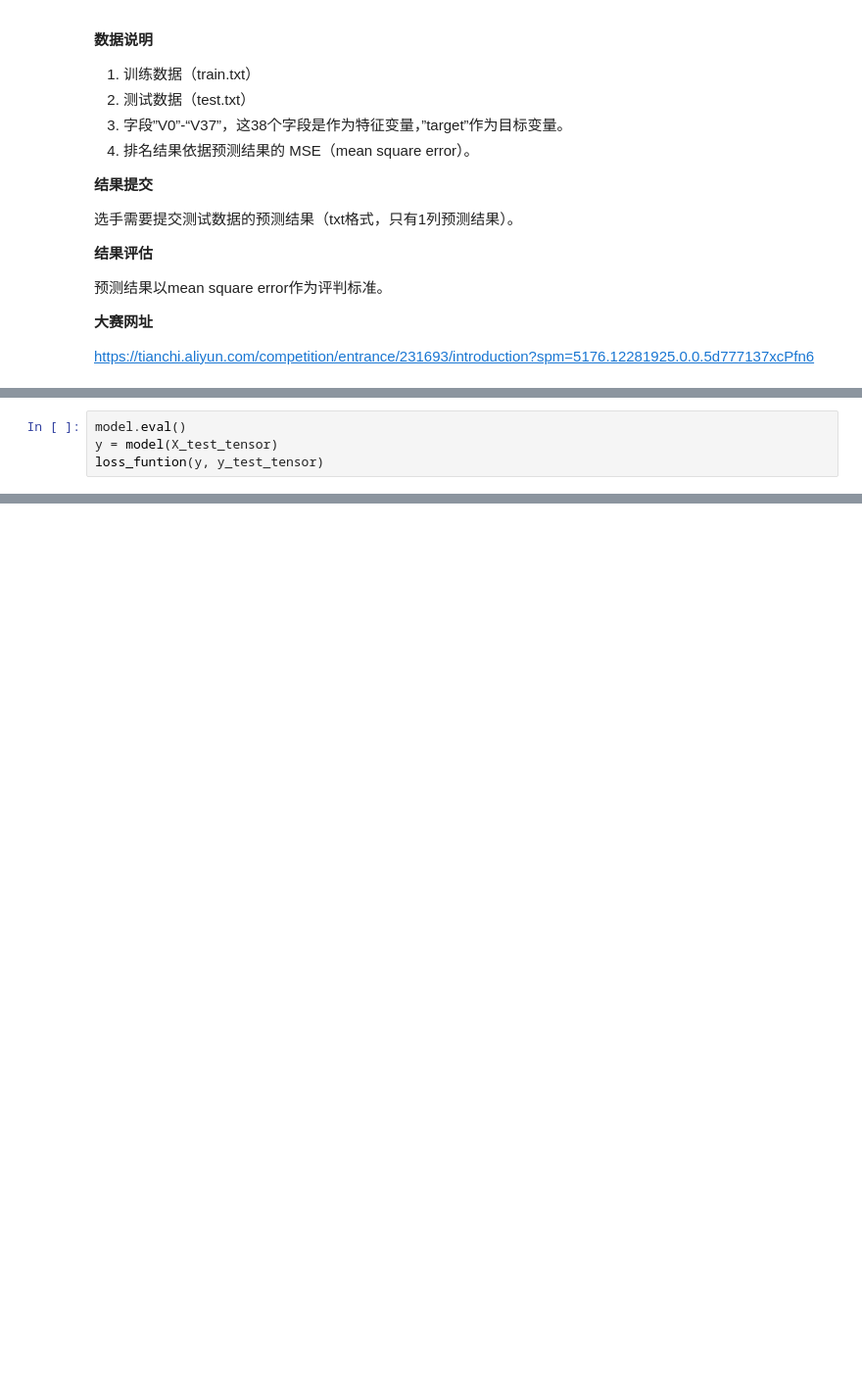
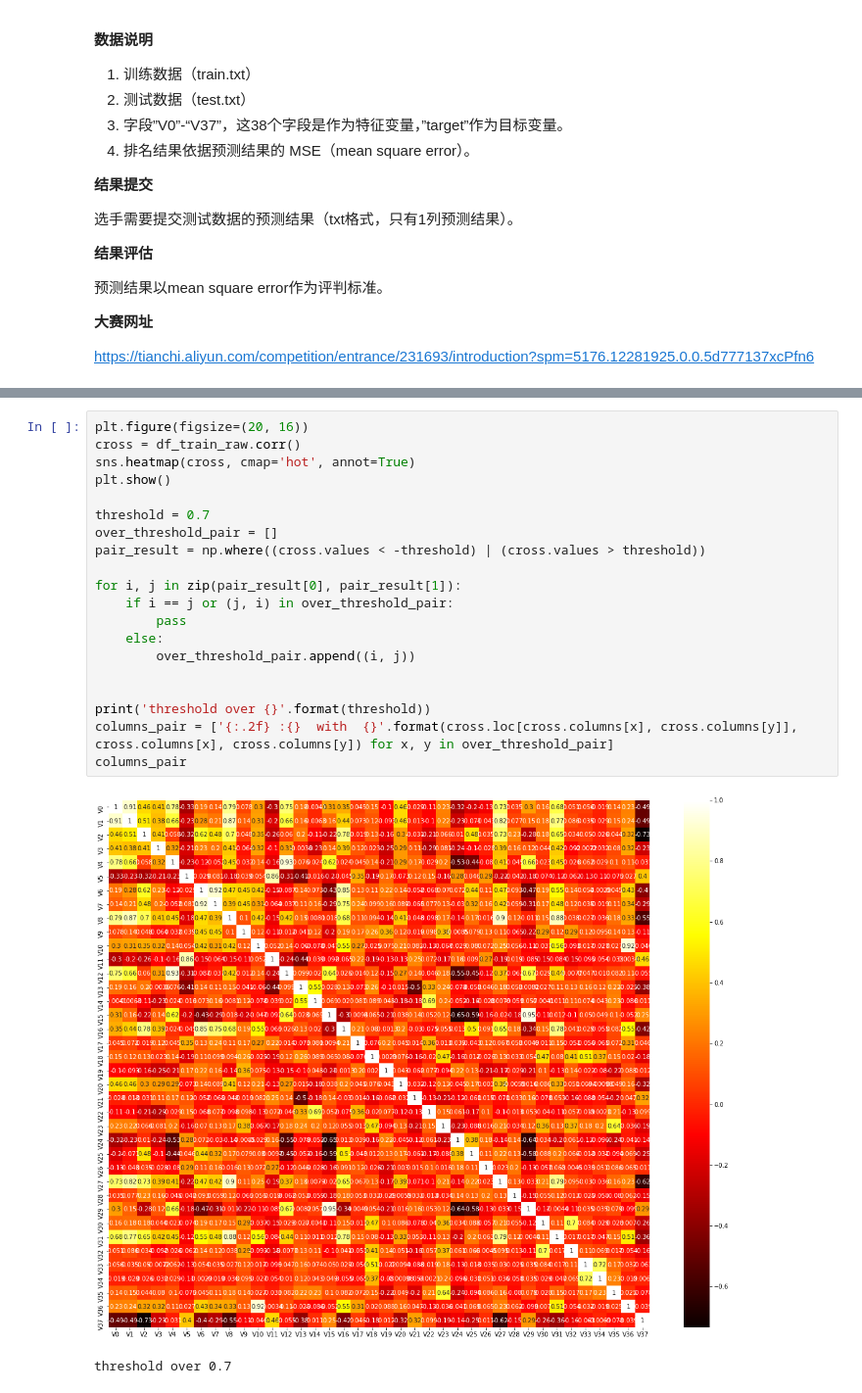
Before and after one commit to xx529/-, a Jupyter notebook: 天池蒸汽/蒸汽5.ipynb, the cells around one changed output, grey strips where cells are left out. Shown at 98% size. Saved outputs shown, nothing was run; the diff lists cells and outputs as text; blank space fills up the shorter version.

```diff
--- a/天池蒸汽/蒸汽5.ipynb
+++ b/天池蒸汽/蒸汽5.ipynb
@@ -242,4 +35,0 @@ tensor(0.0338, grad_fn=<MseLossBackward>)
-# %%
-model.eval()
-y = model(X_test_tensor)
-loss_funtion(y, y_test_tensor)
@@ -254,0 +127,23 @@ result.to_csv('./test_result_tor.txt', header=False, index=False)
+# %%
+plt.figure(figsize=(20, 16))
+cross = df_train_raw.corr()
+sns.heatmap(cross, cmap='hot', annot=True)
+plt.show()
+
+threshold = 0.7
+over_threshold_pair = []
+pair_result = np.where((cross.values < -threshold) | (cross.values > threshold))
+
+for i, j in zip(pair_result[0], pair_result[1]):
+    if i == j or (j, i) in over_threshold_pair:
+        pass
+    else:
+        over_threshold_pair.append((i, j))
+
+
+print('threshold over {}'.format(threshold))
+columns_pair = ['{:.2f} :{}  with  {}'.format(cross.loc[cross.columns[x], cross.columns[y]], cross.columns[x], cross.columns[y]) for x, y in over_threshold_pair]
+columns_pair
+# %% [output]
+[figure, added]
+threshold over 0.7
```
Also changed, not shown: parts of 45 cells of this notebook.
